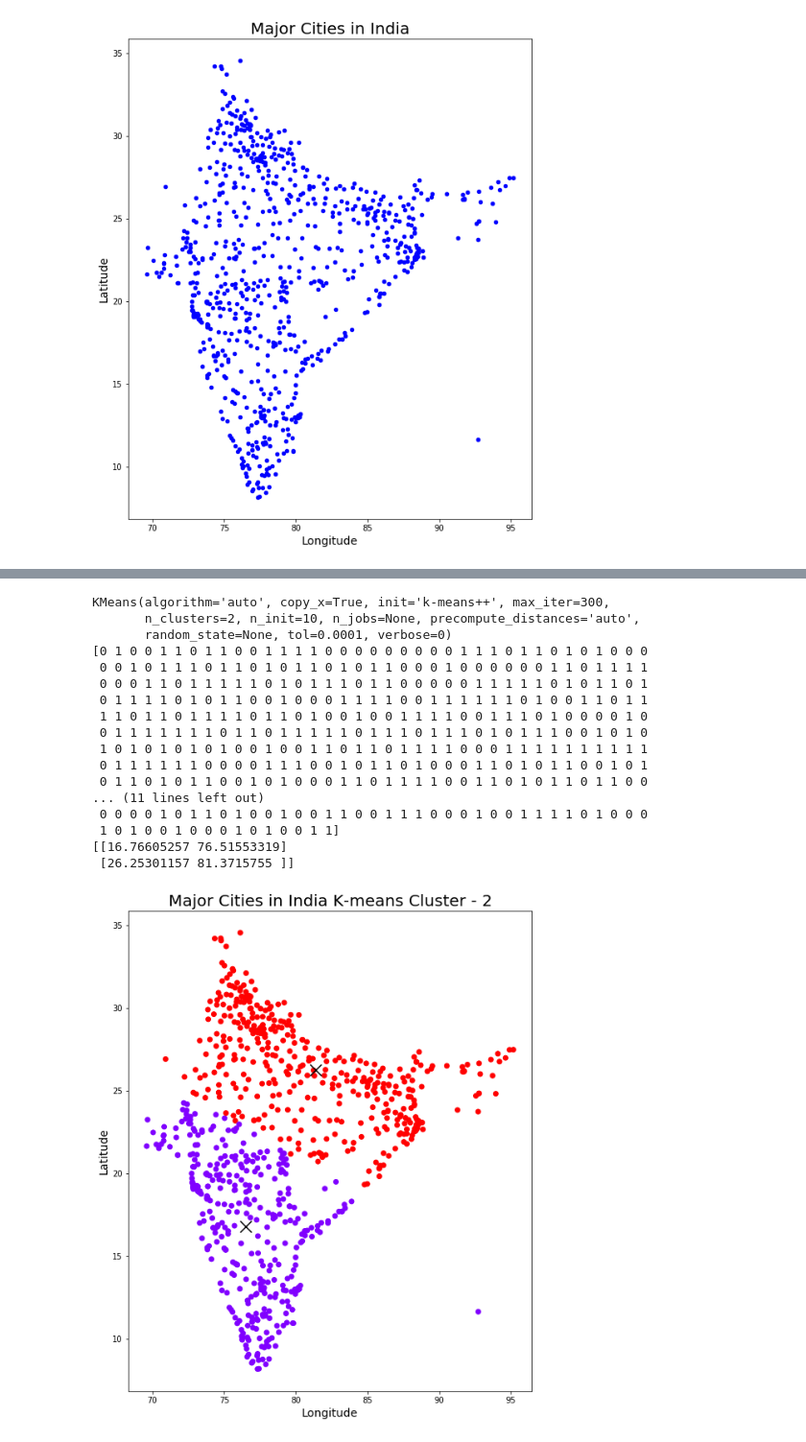
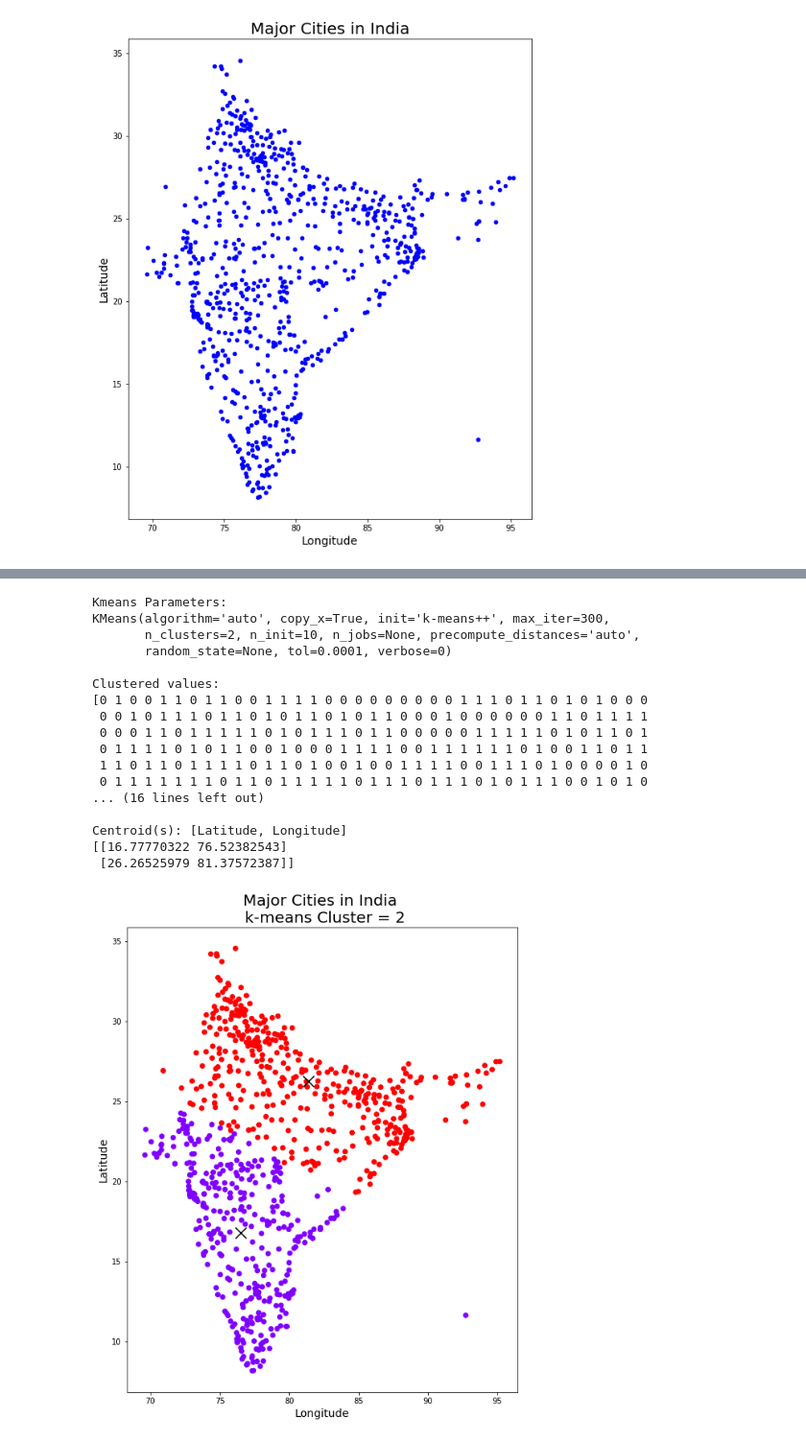
Before and after one commit to Rajesh-Ramasamy/kmean_clustering, a Jupyter notebook: indian_city_clustering_kmeans_framework.ipynb, the cells around one changed output, grey strips where cells are left out. Shown at 96% size. Saved outputs shown, nothing was run; the diff lists cells and outputs as text; code cells hidden in the pictures.

```diff
--- a/indian_city_clustering_kmeans_framework.ipynb
+++ b/indian_city_clustering_kmeans_framework.ipynb
@@ -77,38 +112,51 @@ inputx = df.iloc[:, [1,2]].values
 # %%
 #No of Clusters=2
+
 kmeans3 = KMeans(n_clusters=2)
+print('Kmeans Parameters:')
 print(kmeans3)
+print()
+
 y_kmeans3 = kmeans3.fit_predict(inputx)
+print('Clustered values:')
 print(y_kmeans3)
+print()
+
+print('Centroid(s): [Latitude, Longitude]')
 print(kmeans3.cluster_centers_)
 # %% [output]
+Kmeans Parameters:
 KMeans(algorithm='auto', copy_x=True, init='k-means++', max_iter=300,
        n_clusters=2, n_init=10, n_jobs=None, precompute_distances='auto',
        random_state=None, tol=0.0001, verbose=0)
+
+Clustered values:
 [0 1 0 0 1 1 0 1 1 0 0 1 1 1 1 0 0 0 0 0 0 0 0 0 1 1 1 0 1 1 0 1 0 1 0 0 0
  0 0 1 0 1 1 1 0 1 1 0 1 0 1 1 0 1 0 1 1 0 0 0 1 0 0 0 0 0 0 1 1 0 1 1 1 1
  0 0 0 1 1 0 1 1 1 1 1 0 1 0 1 1 1 0 1 1 0 0 0 0 0 1 1 1 1 1 0 1 0 1 1 0 1
  0 1 1 1 1 0 1 0 1 1 0 0 1 0 0 0 1 1 1 1 0 0 1 1 1 1 1 1 0 1 0 0 1 1 0 1 1
  1 1 0 1 1 0 1 1 1 1 0 1 1 0 1 0 0 1 0 0 1 1 1 1 0 0 1 1 1 0 1 0 0 0 0 1 0
  0 1 1 1 1 1 1 1 0 1 1 0 1 1 1 1 1 0 1 1 1 0 1 1 1 0 1 0 1 1 1 0 0 1 0 1 0
- 1 0 1 0 1 0 1 0 1 0 0 1 0 0 1 1 0 1 1 0 1 1 1 1 0 0 0 1 1 1 1 1 1 1 1 1 1
- 0 1 1 1 1 1 1 0 0 0 0 1 1 1 0 0 1 0 1 1 0 1 0 0 0 1 1 0 1 0 1 1 0 0 1 0 1
- 0 1 1 0 1 0 1 1 0 0 1 0 1 0 0 0 1 1 0 1 1 1 1 0 0 1 1 0 1 0 1 1 0 1 1 0 0
-... (11 lines left out)
- 0 0 0 0 1 0 1 1 0 1 0 0 1 0 0 1 1 0 0 1 1 1 0 0 0 1 0 0 1 1 1 1 0 1 0 0 0
- 1 0 1 0 0 1 0 0 0 1 0 1 0 0 1 1]
-[[16.76605257 76.51553319]
- [26.25301157 81.3715755 ]]
+... (16 lines left out)
+
+Centroid(s): [Latitude, Longitude]
+[[16.77770322 76.52382543]
+ [26.26525979 81.37572387]]
 # %%
 plt.figure(figsize=(9,11))
+
+#Plot the cities (.), clusters (colour)
 plt.scatter(x=inputx[:,1], y=inputx[:,0], c=y_kmeans3, cmap='rainbow')
+
+#Plot the centroids (x)
 plt.scatter(x=kmeans3.cluster_centers_[:,1], y=kmeans3.cluster_centers_[:,0], marker='x', color = 'black', s=200)
-plt.title('Major Cities in India K-means Cluster - 2', size=20)
+
+plt.title('Major Cities in India \n k-means Cluster = 2', size=20, loc='center')
 plt.xlabel('Longitude', size=14)
 plt.ylabel('Latitude', size=14)
 plt.show()
 # %% [output]
-[figure, old version]
+[figure, new version]
 # %%
 #No of Clusters = 4
 kmeans3 = KMeans(n_clusters=4)
```
Also changed, not shown: parts of 6 cells of this notebook.
